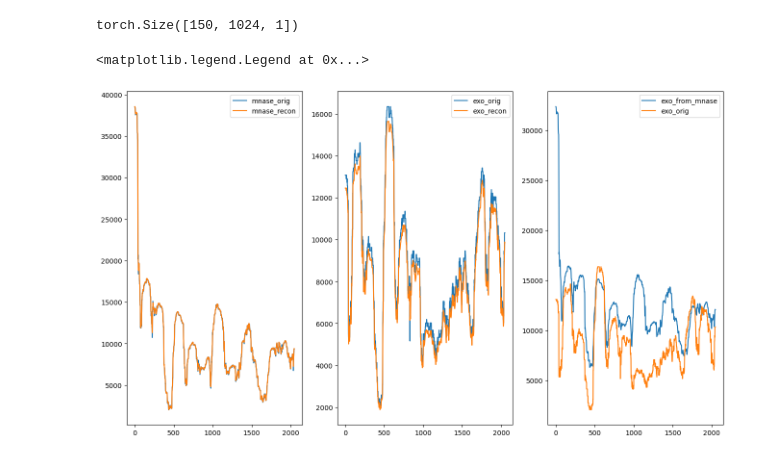
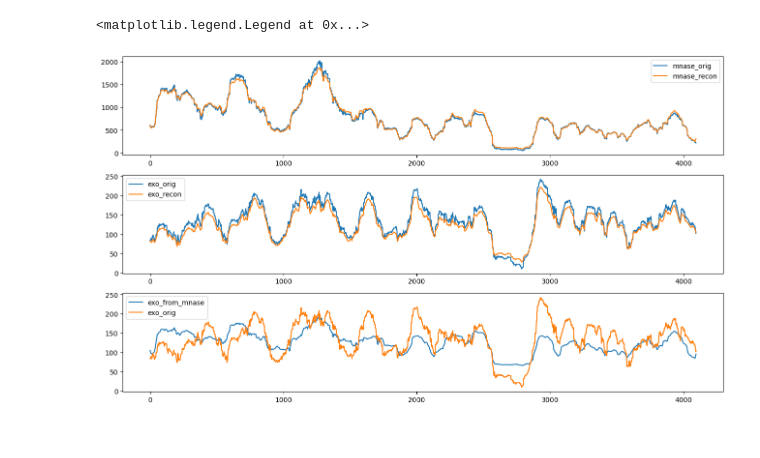
Before and after one commit to intbio/NucDPosIT, a Jupyter notebook: notebooks/train_autoencoder.ipynb, the cells around one changed output. Cells and saved outputs as stored; diff of their text form; code cells hidden in the pictures.

```diff
--- a/notebooks/train_autoencoder.ipynb
+++ b/notebooks/train_autoencoder.ipynb
@@ -370,3 +475,3 @@ dual_model = DualUnetAutoencoder(*params)
 # %%
-train_dual_autoencoders(dual_model, train_loader, val_loader, 100, "cuda:1", writer)
+train_dual_autoencoders(dual_model, train_loader, val_loader, 10, "cuda", writer, logdir='../data/logdir/models/autoencoders/best_bn.torch')
 # %% [output]
@@ -373,0 +525,3 @@ KeyboardInterrupt
+# %%
+dual_model.load_state_dict(torch.load(logdir, weights_only=True))
+dual_model.eval()
@@ -374,9 +546,10 @@ KeyboardInterrupt
 # %%
-device = 'cuda:1'
+device = "cpu"
+dual_model.eval()
 
 with torch.no_grad():
     for batch_idx, batch in tqdm(
-        enumerate(val_loader), total=len(val_loader), desc="validation", leave=False
+        enumerate(test_loader), total=len(test_loader), desc="validation", leave=False
     ):
         manse_batch = batch["file1"].float().to(device)
         manse_batch3dim = torch.unsqueeze(manse_batch, 1)
@@ -391,42 +561,37 @@ latent = latent.cpu()
-# %%
-linear = nn.Linear(latent.shape[2], 1)
-l = linear(latent)
-l.shape
-# %% [output]
-torch.Size([150, 1024, 1])
 # %%
 exo_orig = exoIII_batch.cpu()
 mnase_orig = manse_batch.cpu()
 
-manse_recon, exoIII_recon, manse_to_exoIII_recon = outputs.values()
+manse_recon, exoIII_recon, manse_to_exoIII_recon, exo_to_mnase_recon = outputs.values()
 manse_recon = manse_recon.cpu()
 exoIII_recon = exoIII_recon.cpu()
 manse_to_exoIII_recon = manse_to_exoIII_recon.cpu()
 # %%
-idx = 30
+idx = 42
 mnase_fignal = mnase_orig[idx]
 exo_signal = exo_orig[idx]
 mnase_recon_idx = manse_recon[idx]
 exo_recon_idx = exoIII_recon[idx]
 manse_to_exoIII_recon_idx = manse_to_exoIII_recon[idx]
 
-fig, axs = plt.subplots(1, 3, figsize=(16, 9))
+fig, axs = plt.subplots(3, 1, figsize=(16, 9))
 
 
-axs[0].plot(mnase_fignal, label='mnase_orig')
-axs[0].plot(mnase_recon_idx, label='mnase_recon')
+axs[0].plot(mnase_fignal, label="mnase_orig")
+axs[0].plot(mnase_recon_idx, label="mnase_recon")
 
 
-axs[1].plot(exo_signal, label='exo_orig')
-axs[1].plot(exo_recon_idx, label='exo_recon')
+axs[1].plot(exo_signal, label="exo_orig")
+axs[1].plot(exo_recon_idx, label="exo_recon")
 
 
-axs[2].plot(manse_to_exoIII_recon_idx, label='exo_from_mnase')
-axs[2].plot(exo_signal, label='exo_orig')
+axs[2].plot(manse_to_exoIII_recon_idx, label="exo_from_mnase")
+axs[2].plot(exo_signal, label="exo_orig")
+# axs[2].plot(mnase_fignal, label="mnase_orig")
 
 axs[0].legend()
 axs[1].legend()
 axs[2].legend()
 # %% [output]
 <matplotlib.legend.Legend at 0x...>
-[figure, old version]
+[figure, new version]
```
Also changed, not shown: parts of 14 cells of this notebook, 2 other files.
